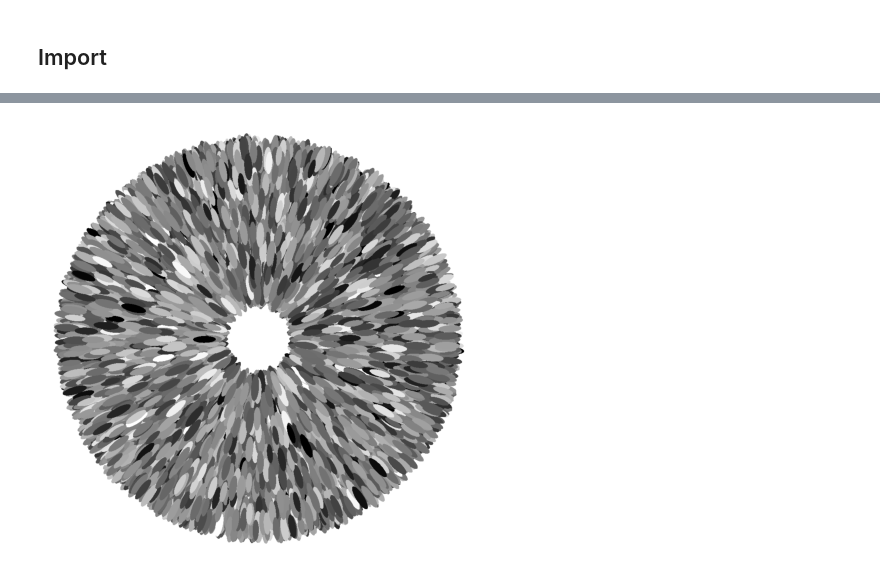
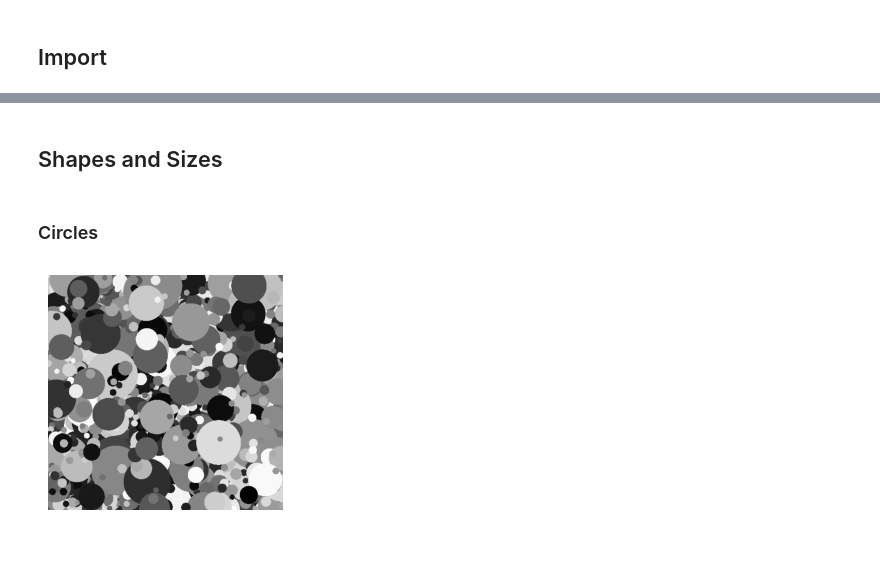
Before and after one commit to ag-perception-wallis-lab/deadleaves, a Jupyter notebook: examples/demo.ipynb, the cells around one changed output, grey strips where cells are left out. Saved outputs shown, nothing was run; the diff lists cells and outputs as text; code cells hidden in the pictures; blank space fills up the shorter version.

```diff
--- a/examples/demo.ipynb
+++ b/examples/demo.ipynb
@@ -517,46 +4,0 @@ colormodel.show(image)
-# %%
-from dead_leaves import DeadLeavesModel, DeadLeavesImage
-import torch
-
-def angle_by_position(d):
-    center_x = 512
-    center_y = 512
-    alpha = torch.arctan2(center_x - d["x_pos"], center_y - d["y_pos"])
-    return alpha
-
-position_mask = torch.zeros((1024, 1024))
-X, Y = torch.meshgrid(
-    torch.arange(1024),
-    torch.arange(1024),
-    indexing="xy",
-)
-dist_from_center = torch.sqrt((X - 512) ** 2 + (Y - 512) ** 2)
-position_mask = (dist_from_center <= 470) & (dist_from_center >= 100)
-position_mask = position_mask.to(bool)
-
-model = DeadLeavesModel(
-    "ellipsoid",
-    {
-        "area": {"uniform": {"low": 500.0, "high": 1000.0}},
-        "aspect_ratio": {"constant": {"value": 0.3}},
-        "orientation": {"constant": {"value": {'from': ["x_pos","y_pos"], "fn": angle_by_position}}},
-    },
-    (1024, 1024),
-    position_mask,
-)
-leaves, partition = model.sample_partition()
-
-color_params = {
-    "gray": {"normal": {"loc": 0.5, "scale": 0.2}}
-}
-
-colormodel = DeadLeavesImage(
-    leaves,
-    partition,
-    color_params,
-    background_color=torch.tensor([1.0, 1.0, 1.0]),
-)
-image = colormodel.sample_image()
-colormodel.show(image)
-# %% [output]
-[figure, removed]
@@ -562,0 +11,21 @@ colormodel.show(image)
+# %% [markdown]
+## Shapes and Sizes
+# %% [markdown]
+### Circles
+# %%
+model = LeafGeometryGenerator(
+    "circular",
+    {"area": {"powerlaw": {"low": 100.0, "high": 10000.0, "k": 1.5}}},
+    (512,512)
+)
+leaf_table, segmentation_map = model.generate_segmentation()
+
+colormodel = LeafAppearanceSampler(leaf_table)
+colormodel.sample_color({"gray": {"uniform": {"low": 0.0, "high": 1.0}}})
+
+renderer = ImageRenderer(colormodel.leaf_table, segmentation_map)
+image = renderer.render_image()
+renderer.show(image, figsize = (3,3))
+renderer.save(image, "../docs/_static/figures/circles.png")
+# %% [output]
+[figure, added]
```
Also changed, not shown: parts of 72 cells of this notebook.
